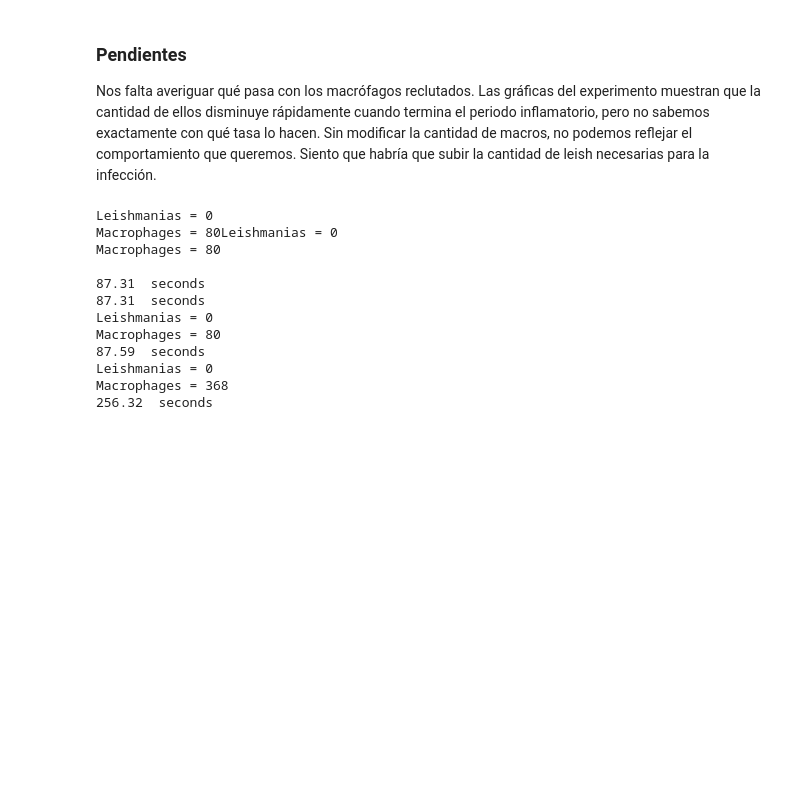
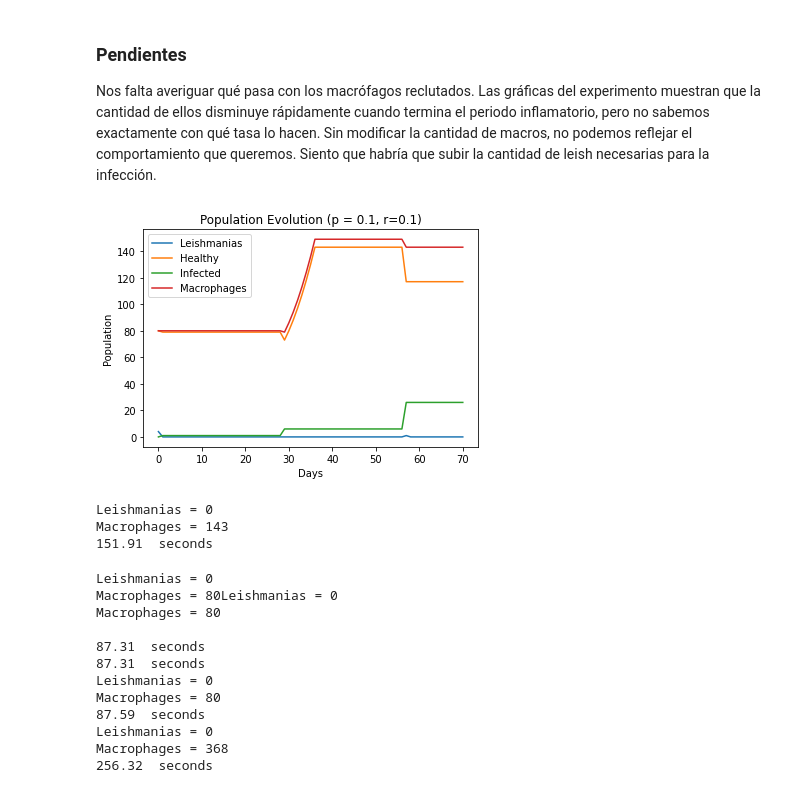
Before and after one commit to CrisSotomayor/Leishmania, a Jupyter notebook: test_leish.ipynb, the cells around one changed output. Drawn from its saved outputs; the diff is of its cells as text; code cells hidden in the pictures; blank space fills up the shorter version.

```diff
--- a/test_leish.ipynb
+++ b/test_leish.ipynb
@@ -77,6 +77,13 @@ inputs = list(itertools.product(p,r))
 def sim(p,r):
     simulation(4, 80, p, r, size=100, save=True)
     return
+# %%
+simulation(4, 80, 0.1,0.1, size=100, save=False)
+# %% [output]
+[figure, added]
+Leishmanias = 0
+Macrophages = 143
+151.91  seconds
 # %%
 with mp.Pool(4) as pool:
     pool.starmap(sim,inputs)
```
Also changed, not shown: parts of 1 cell of this notebook, 3 other files.
